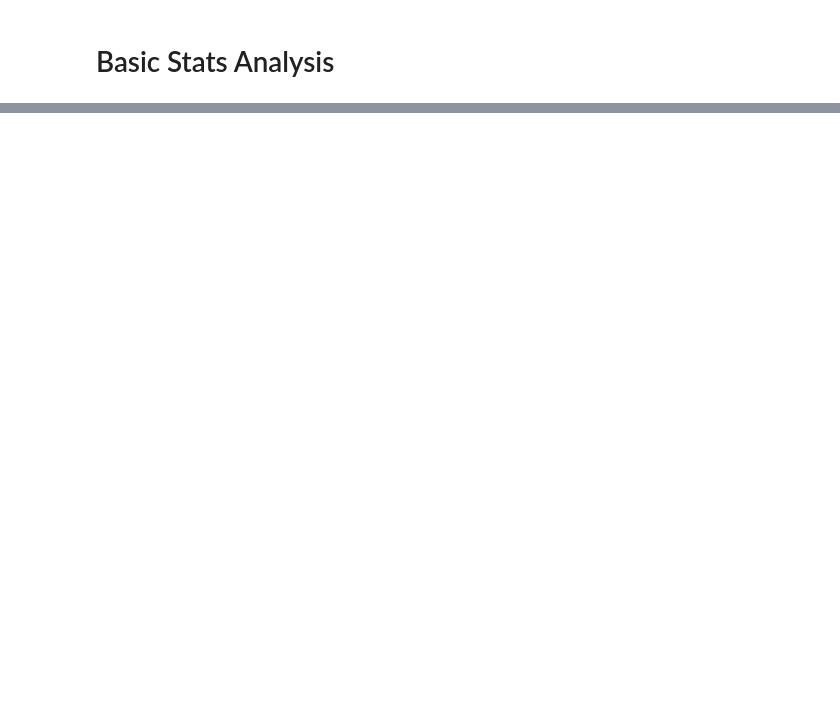
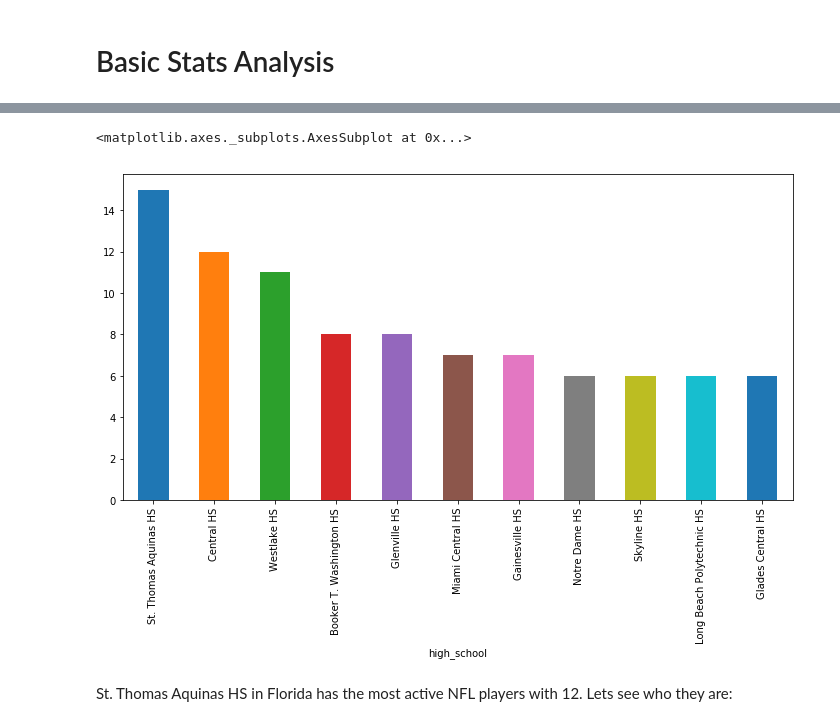
Before and after one commit to ccentola/nfl-eda, a Jupyter notebook: basic_stats_analysis.ipynb, the cells around one changed output, grey strips where cells are left out. Drawn from its saved outputs; the diff is of its cells as text; code cells hidden in the pictures; blank space fills up the shorter version.

```diff
--- a/basic_stats_analysis.ipynb
+++ b/basic_stats_analysis.ipynb
@@ -60,0 +146,7 @@ Name: id, dtype: int64
+# %%
+df.groupby('high_school')['player_id'].count().sort_values(ascending=False)[:11].plot.bar(figsize=(12,6))
+# %% [output]
+<matplotlib.axes._subplots.AxesSubplot at 0x...>
+[figure, added]
+# %% [markdown]
+St. Thomas Aquinas HS in Florida has the most active NFL players with 12. Lets see who they are:
```
Also changed, not shown: parts of 25 cells of this notebook, 2 other files.
